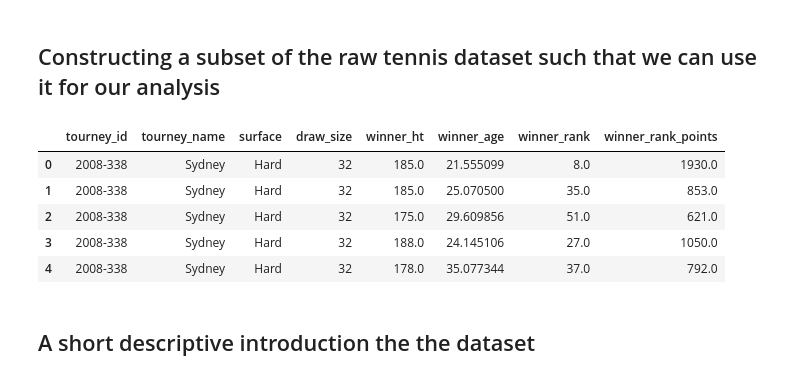
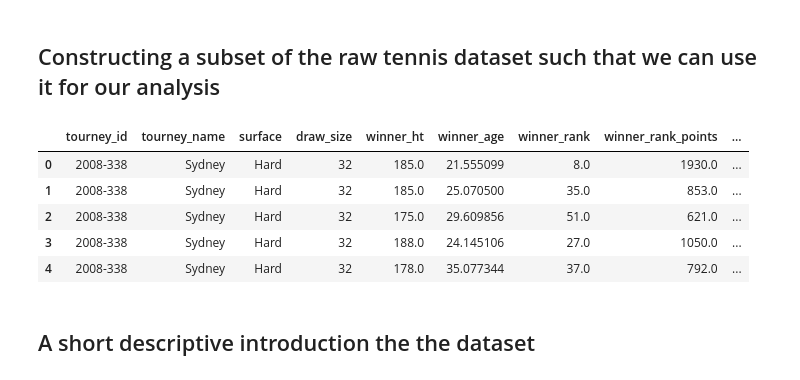
Before and after one commit to NumEconCopenhagen/projects-2019-ccl, a Jupyter notebook: dataproject/dataProject.ipynb, the cells around one changed output. Saved outputs shown, nothing was run; the diff lists cells and outputs as text; code cells hidden in the pictures.

```diff
--- a/dataproject/dataProject.ipynb
+++ b/dataproject/dataProject.ipynb
@@ -30,39 +35,39 @@ else:
 extension = 'csv'
 all_filenames = [i for i in glob.glob('Dataset/atp-matches-dataset/*.{}'.format(extension))]
 Tennis_total = pd.concat([pd.read_csv(f) for f in all_filenames ])
 
 #Vælger hvilke kolonner i tennis_total vi vil have med og danner det endelige dataset Tennis_mod
-keep_col = ['tourney_id','tourney_name','surface','draw_size','winner_ht', 'winner_age', 'winner_rank', 'winner_rank_points']
+keep_col = ['tourney_id','tourney_name','surface','draw_size','winner_ht', 'winner_age', 'winner_rank', 'winner_rank_points','winner_ioc']
 Tennis_mod=Tennis_total[keep_col]
 
 filter = Tennis_mod["tourney_id"] != ""
 Tennis_mod = Tennis_mod[filter]
 filter = Tennis_mod["tourney_name"] != ""
 Tennis_mod = Tennis_mod[filter]
 filter = Tennis_mod["surface"] != ""
 Tennis_mod = Tennis_mod[filter]
 filter = Tennis_mod["draw_size"] != 0
 Tennis_mod = Tennis_mod[filter]
 filter = Tennis_mod["winner_ht"] != 0
 Tennis_mod = Tennis_mod[filter]
 filter = Tennis_mod["winner_age"] != 0
 Tennis_mod = Tennis_mod[filter]
 filter = Tennis_mod["winner_rank"] != 0
 Tennis_mod = Tennis_mod[filter]
 filter = Tennis_mod["winner_rank_points"] != 0
 Tennis_mod = Tennis_mod[filter]
 
 #Laver tennis_mod til csv som gemmes i samme mappe med stien
 Tennis_mod.to_csv( "Dataset/atp-matches-dataset/Tennis_mod.csv", index=False, encoding='utf-8-sig')
 
 #et stk. printet samlet tabel
 Tennis_mod.head()
 # %% [output]
-|  | tourney_id | tourney_name | surface | draw_size | winner_ht | winner_age | winner_rank | winner_rank_points |
-| 0 | 2008-338 | Sydney | Hard | 32 | 185.0 | 21.555099 | 8.0 | 1930.0 |
-| 1 | 2008-338 | Sydney | Hard | 32 | 185.0 | 25.070500 | 35.0 | 853.0 |
-| 2 | 2008-338 | Sydney | Hard | 32 | 175.0 | 29.609856 | 51.0 | 621.0 |
-| 3 | 2008-338 | Sydney | Hard | 32 | 188.0 | 24.145106 | 27.0 | 1050.0 |
-| 4 | 2008-338 | Sydney | Hard | 32 | 178.0 | 35.077344 | 37.0 | 792.0 |
+|  | tourney_id | tourney_name | surface | draw_size | winner_ht | winner_age | winner_rank | winner_rank_points | ... |
+| 0 | 2008-338 | Sydney | Hard | 32 | 185.0 | 21.555099 | 8.0 | 1930.0 | ... |
+| 1 | 2008-338 | Sydney | Hard | 32 | 185.0 | 25.070500 | 35.0 | 853.0 | ... |
+| 2 | 2008-338 | Sydney | Hard | 32 | 175.0 | 29.609856 | 51.0 | 621.0 | ... |
+| 3 | 2008-338 | Sydney | Hard | 32 | 188.0 | 24.145106 | 27.0 | 1050.0 | ... |
+| 4 | 2008-338 | Sydney | Hard | 32 | 178.0 | 35.077344 | 37.0 | 792.0 | ... |
 # %% [markdown]
 ## A short descriptive introduction the the dataset
```
Also changed, not shown: parts of 2 cells of this notebook, 2 other files.
